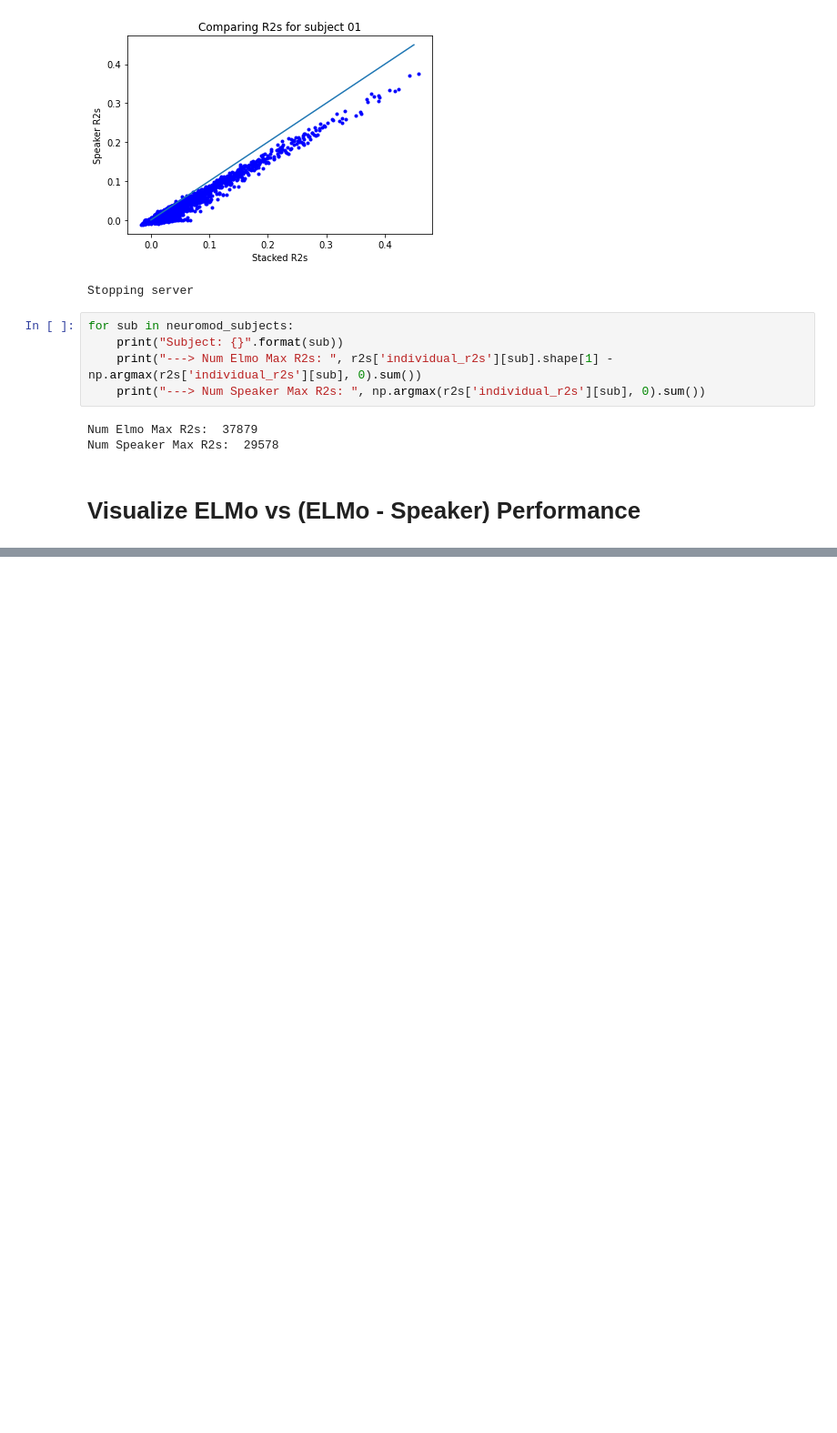
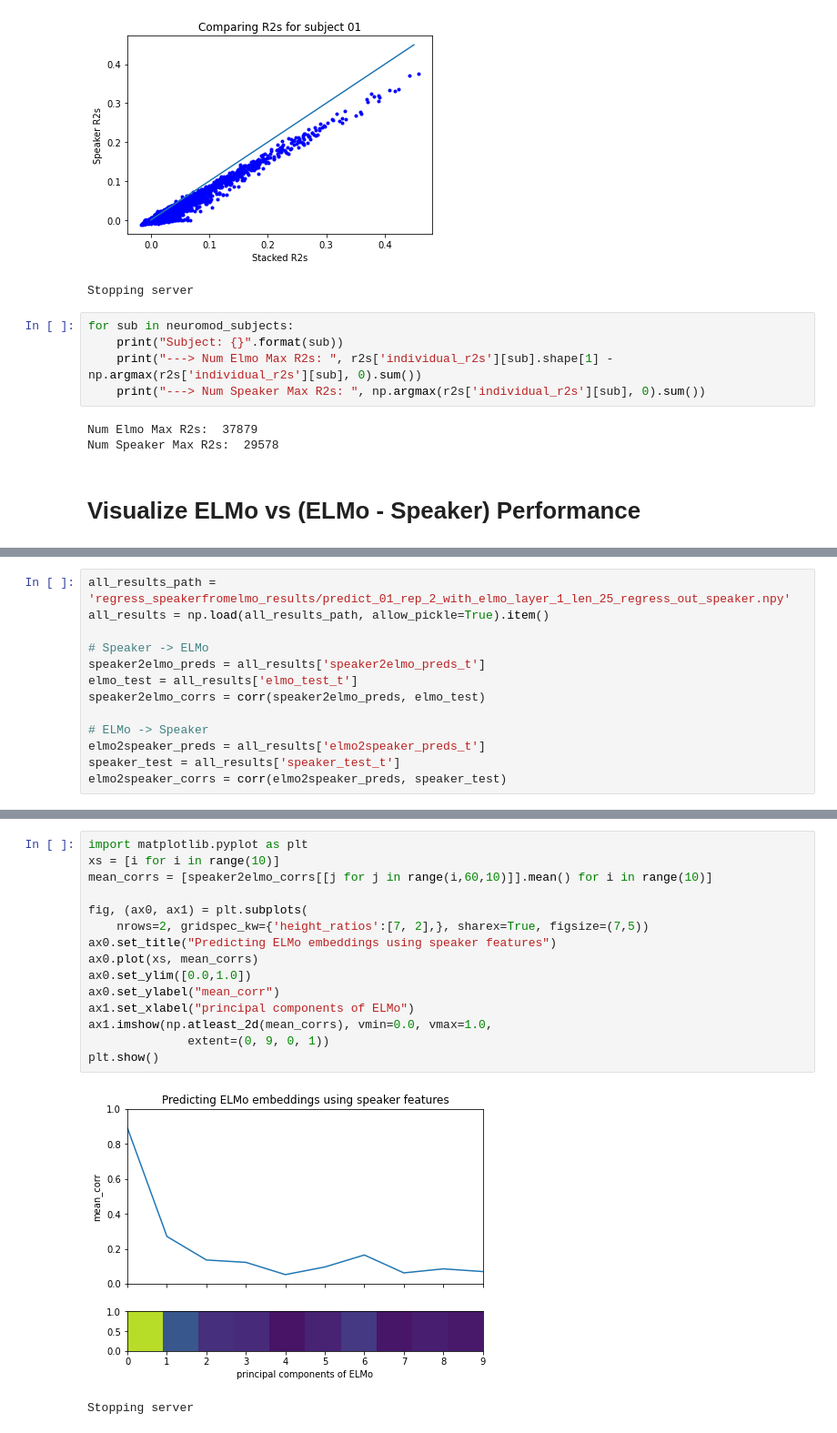
Before and after one commit to abollu779/rnn_language, a Jupyter notebook: stacking_experiments/Visualize Elmo, Speaker, Stacking and Regressing Out Results.ipynb, the cells around one changed output, grey strips where cells are left out. Shown at 91% size. Cells and saved outputs as stored; diff of their text form; blank space fills up the shorter version.

```diff
--- a/stacking_experiments/Visualize Elmo, Speaker, Stacking and Regressing Out Results.ipynb
+++ b/stacking_experiments/Visualize Elmo, Speaker, Stacking and Regressing Out Results.ipynb
@@ -149,0 +152,13 @@ Stopping server
+# %%
+all_results_path = 'regress_speakerfromelmo_results/predict_01_rep_2_with_elmo_layer_1_len_25_regress_out_speaker.npy'
+all_results = np.load(all_results_path, allow_pickle=True).item()
+
+# Speaker -> ELMo
+speaker2elmo_preds = all_results['speaker2elmo_preds_t']
+elmo_test = all_results['elmo_test_t']
+speaker2elmo_corrs = corr(speaker2elmo_preds, elmo_test)
+
+# ELMo -> Speaker
+elmo2speaker_preds = all_results['elmo2speaker_preds_t']
+speaker_test = all_results['speaker_test_t']
+elmo2speaker_corrs = corr(elmo2speaker_preds, speaker_test)
@@ -149,0 +186,18 @@ Stopping server
+# %%
+import matplotlib.pyplot as plt
+xs = [i for i in range(10)]
+mean_corrs = [speaker2elmo_corrs[[j for j in range(i,60,10)]].mean() for i in range(10)]
+
+fig, (ax0, ax1) = plt.subplots(
+    nrows=2, gridspec_kw={'height_ratios':[7, 2],}, sharex=True, figsize=(7,5))
+ax0.set_title("Predicting ELMo embeddings using speaker features")
+ax0.plot(xs, mean_corrs)
+ax0.set_ylim([0.0,1.0])
+ax0.set_ylabel("mean_corr")
+ax1.set_xlabel("principal components of ELMo")
+ax1.imshow(np.atleast_2d(mean_corrs), vmin=0.0, vmax=1.0,
+              extent=(0, 9, 0, 1))
+plt.show()
+# %% [output]
+[figure, added]
+Stopping server
```
Also changed, not shown: parts of 9 cells of this notebook, 3 other files.
